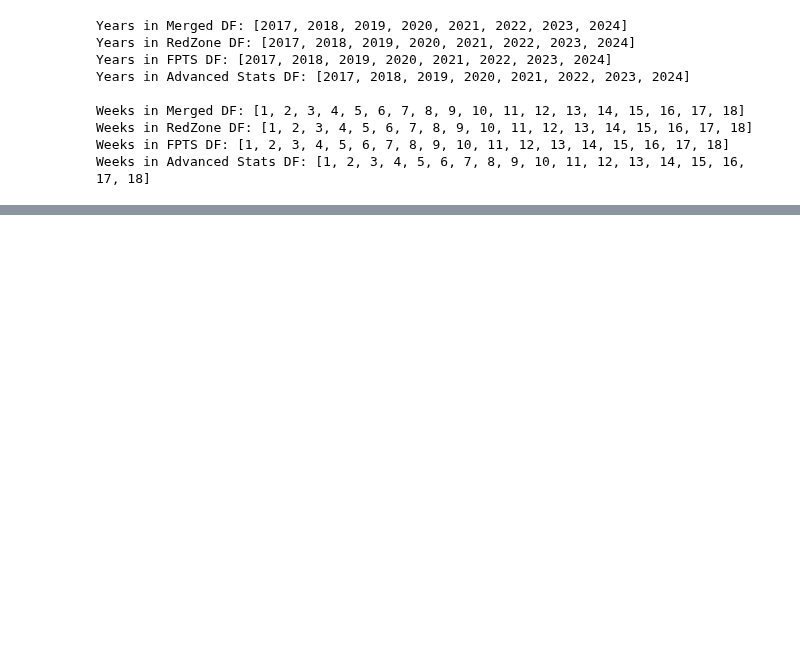
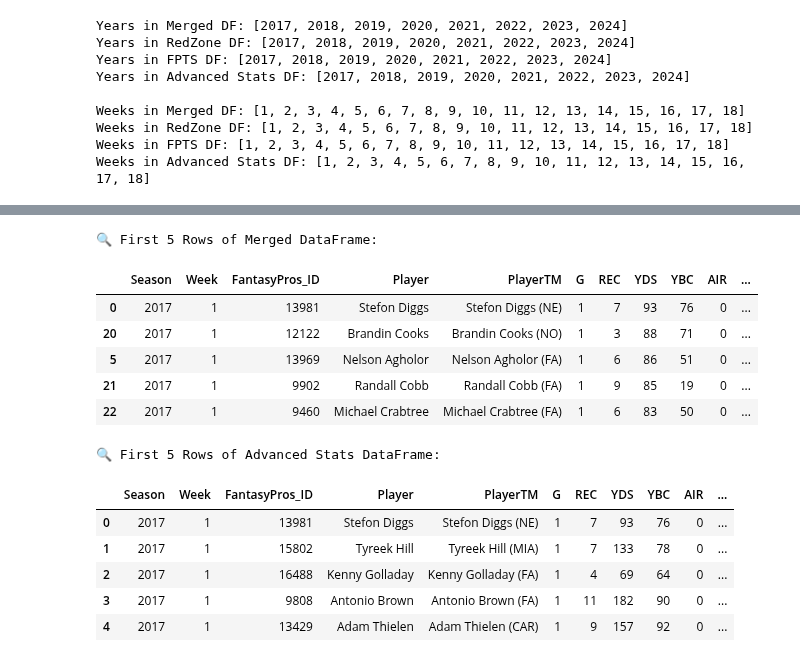
Before and after one commit to ARCtechmo/fanfav, a Jupyter notebook: wr_df.ipynb, the cells around one changed output, grey strips where cells are left out. Drawn from its saved outputs; the diff is of its cells as text; code cells hidden in the pictures; blank space fills up the shorter version.

```diff
--- a/wr_df.ipynb
+++ b/wr_df.ipynb
@@ -1754,0 +1445,21 @@ dtype: object
+# %%
+# Data Normalization - Rename Columns for Consistency
+# output: display columns
+
+# Initialize dataframes and rename 'Year' to 'Season' where needed
+dataframes = {
+    "Merged DataFrame": wr_adv_fpts_rost_rz_merged_df_sorted.copy(),
+    "Advanced Stats DataFrame": wr_fp_advanced_stats_df.copy(),
+    "FPTS & ROST DataFrame": wr_fpts_perct_rost_df.copy(),
+    "Redzone Stats DataFrame": wr_redzone_stats_df.copy()
+}
+
+# Rename 'Year' to 'Season' for consistency
+for name, df in dataframes.items():
+    if 'Year' in df.columns:
+        df.rename(columns={'Year': 'Season'}, inplace=True)
+
+# Check renamed columns
+for name, df in dataframes.items():
+    print(f"\n📊 {name} Columns After Renaming:")
+    print(df.columns.tolist())
@@ -1754,0 +1508,26 @@ dtype: object
+# %%
+# Data normalization - confirm renamed 'Player' column in the merged and advanced stats dataframes
+# output: display first five rows in the merged and advanced stats dataframes
+
+# Display the first 5 rows of the Merged DataFrame
+print("\n🔍 First 5 Rows of Merged DataFrame:")
+display(dataframes["Merged DataFrame"].head())
+
+# Display the first 5 rows of the Advanced Stats DataFrame
+print("\n🔍 First 5 Rows of Advanced Stats DataFrame:")
+display(dataframes["Advanced Stats DataFrame"].head())
+# %% [output]
+🔍 First 5 Rows of Merged DataFrame:
+|  | Season | Week | FantasyPros_ID | Player | PlayerTM | G | REC | YDS | YBC | AIR | ... |
+| 0 | 2017 | 1 | 13981 | Stefon Diggs | Stefon Diggs (NE) | 1 | 7 | 93 | 76 | 0 | ... |
+| 20 | 2017 | 1 | 12122 | Brandin Cooks | Brandin Cooks (NO) | 1 | 3 | 88 | 71 | 0 | ... |
+| 5 | 2017 | 1 | 13969 | Nelson Agholor | Nelson Agholor (FA) | 1 | 6 | 86 | 51 | 0 | ... |
+| 21 | 2017 | 1 | 9902 | Randall Cobb | Randall Cobb (FA) | 1 | 9 | 85 | 19 | 0 | ... |
+| 22 | 2017 | 1 | 9460 | Michael Crabtree | Michael Crabtree (FA) | 1 | 6 | 83 | 50 | 0 | ... |
+🔍 First 5 Rows of Advanced Stats DataFrame:
+|  | Season | Week | FantasyPros_ID | Player | PlayerTM | G | REC | YDS | YBC | AIR | ... |
+| 0 | 2017 | 1 | 13981 | Stefon Diggs | Stefon Diggs (NE) | 1 | 7 | 93 | 76 | 0 | ... |
+| 1 | 2017 | 1 | 15802 | Tyreek Hill | Tyreek Hill (MIA) | 1 | 7 | 133 | 78 | 0 | ... |
+| 2 | 2017 | 1 | 16488 | Kenny Golladay | Kenny Golladay (FA) | 1 | 4 | 69 | 64 | 0 | ... |
+| 3 | 2017 | 1 | 9808 | Antonio Brown | Antonio Brown (FA) | 1 | 11 | 182 | 90 | 0 | ... |
+| 4 | 2017 | 1 | 13429 | Adam Thielen | Adam Thielen (CAR) | 1 | 9 | 157 | 92 | 0 | ... |
```
Also changed, not shown: parts of 63 cells of this notebook.
